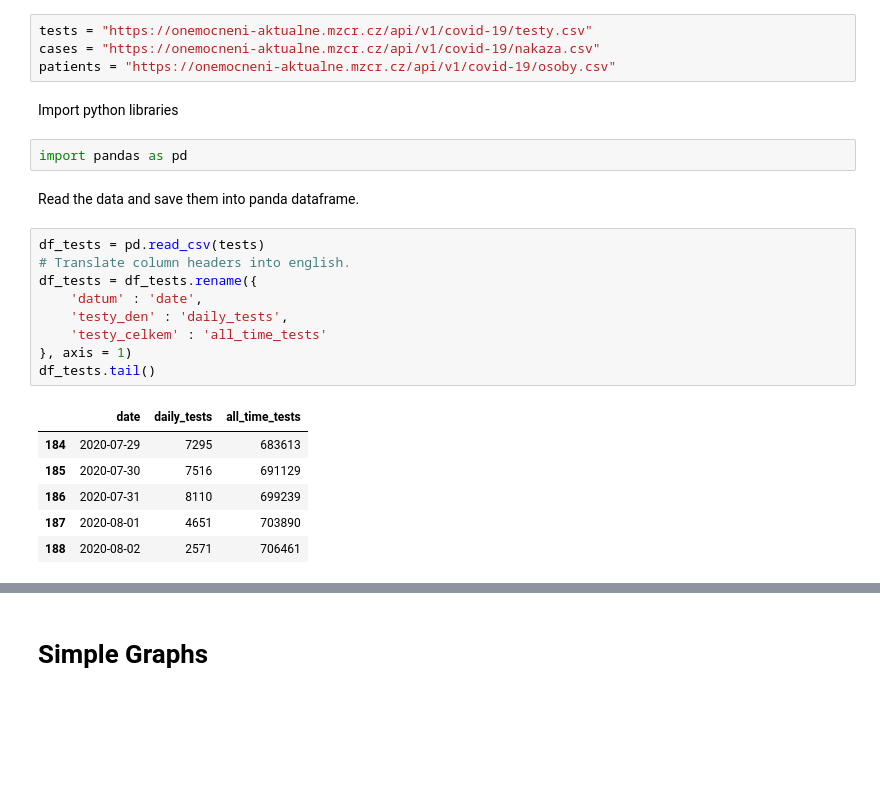
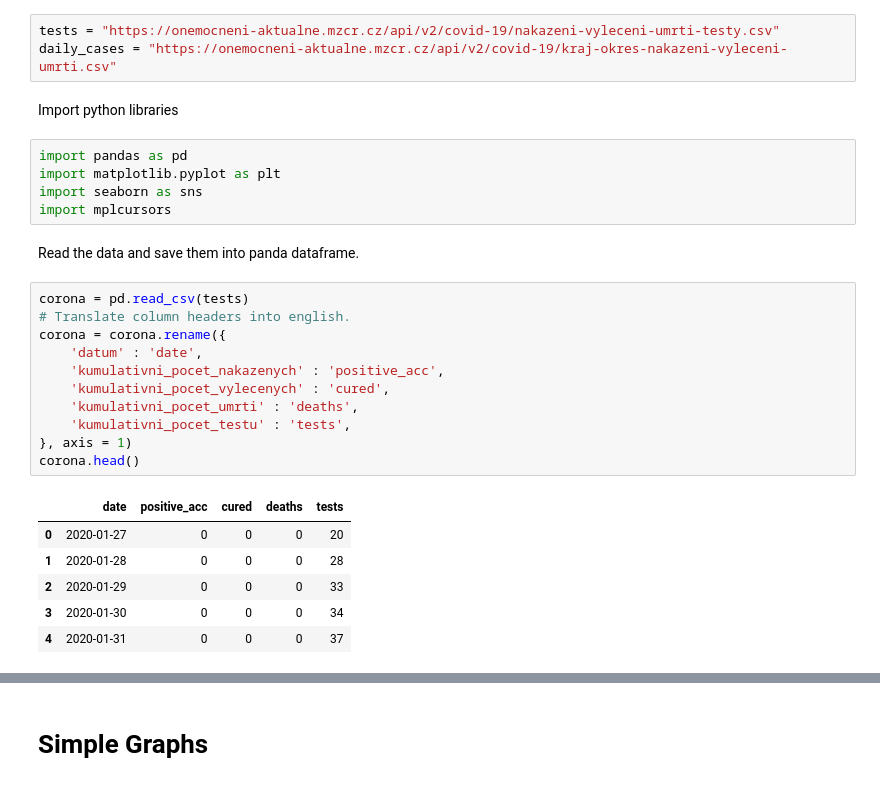
Before and after one commit to Gregofi/corona-czechia, a Jupyter notebook: corona.ipynb, the cells around one changed output, grey strips where cells are left out. Drawn from its saved outputs; the diff is of its cells as text; blank space fills up the shorter version.

```diff
--- a/corona.ipynb
+++ b/corona.ipynb
@@ -3,28 +3,32 @@
 Statistics about coronavirus in Czechia.
 Filip Gregor, 2020
 # %%
-tests = "https://onemocneni-aktualne.mzcr.cz/api/v1/covid-19/testy.csv"
-cases = "https://onemocneni-aktualne.mzcr.cz/api/v1/covid-19/nakaza.csv"
-patients = "https://onemocneni-aktualne.mzcr.cz/api/v1/covid-19/osoby.csv"
+tests = "https://onemocneni-aktualne.mzcr.cz/api/v2/covid-19/nakazeni-vyleceni-umrti-testy.csv"
+daily_cases = "https://onemocneni-aktualne.mzcr.cz/api/v2/covid-19/kraj-okres-nakazeni-vyleceni-umrti.csv"
 # %% [markdown]
 Import python libraries
-# %%
-import pandas as pd
+# %%
+import pandas as pd
+import matplotlib.pyplot as plt
+import seaborn as sns
+import mplcursors
 # %% [markdown]
 Read the data and save them into panda dataframe.
 # %%
-df_tests = pd.read_csv(tests)
+corona = pd.read_csv(tests)
 # Translate column headers into english.
-df_tests = df_tests.rename({
+corona = corona.rename({
     'datum' : 'date',
-    'testy_den' : 'daily_tests',
-    'testy_celkem' : 'all_time_tests'
+    'kumulativni_pocet_nakazenych' : 'positive_acc',
+    'kumulativni_pocet_vylecenych' : 'cured',
+    'kumulativni_pocet_umrti' : 'deaths',
+    'kumulativni_pocet_testu' : 'tests',
 }, axis = 1)
-df_tests.tail()
+corona.head()
 # %% [output]
-|  | date | daily_tests | all_time_tests |
-| 184 | 2020-07-29 | 7295 | 683613 |
-| 185 | 2020-07-30 | 7516 | 691129 |
-| 186 | 2020-07-31 | 8110 | 699239 |
-| 187 | 2020-08-01 | 4651 | 703890 |
-| 188 | 2020-08-02 | 2571 | 706461 |
+|  | date | positive_acc | cured | deaths | tests |
+| 0 | 2020-01-27 | 0 | 0 | 0 | 20 |
+| 1 | 2020-01-28 | 0 | 0 | 0 | 28 |
+| 2 | 2020-01-29 | 0 | 0 | 0 | 33 |
+| 3 | 2020-01-30 | 0 | 0 | 0 | 34 |
+| 4 | 2020-01-31 | 0 | 0 | 0 | 37 |
```
Also changed, not shown: parts of 16 cells of this notebook.
